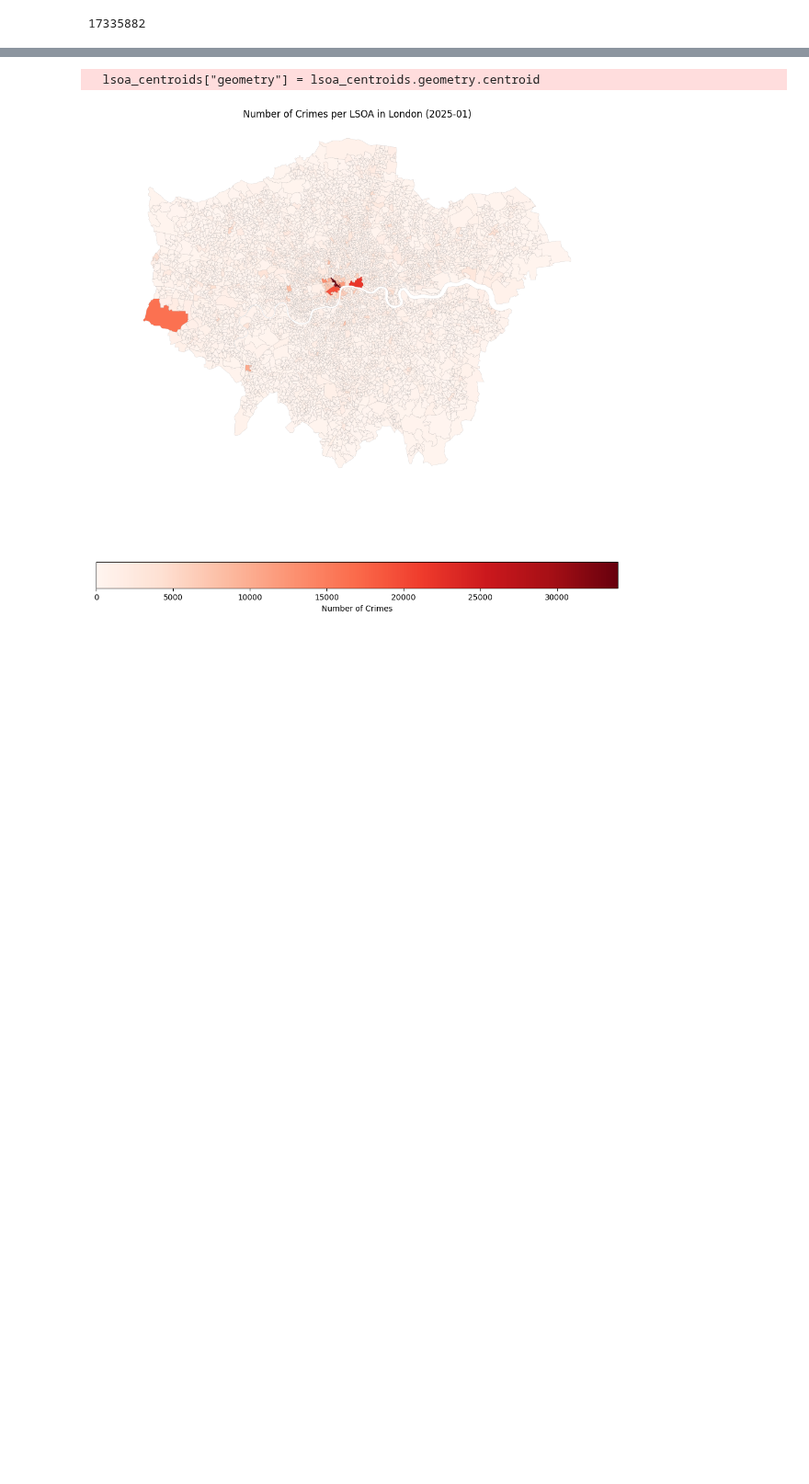
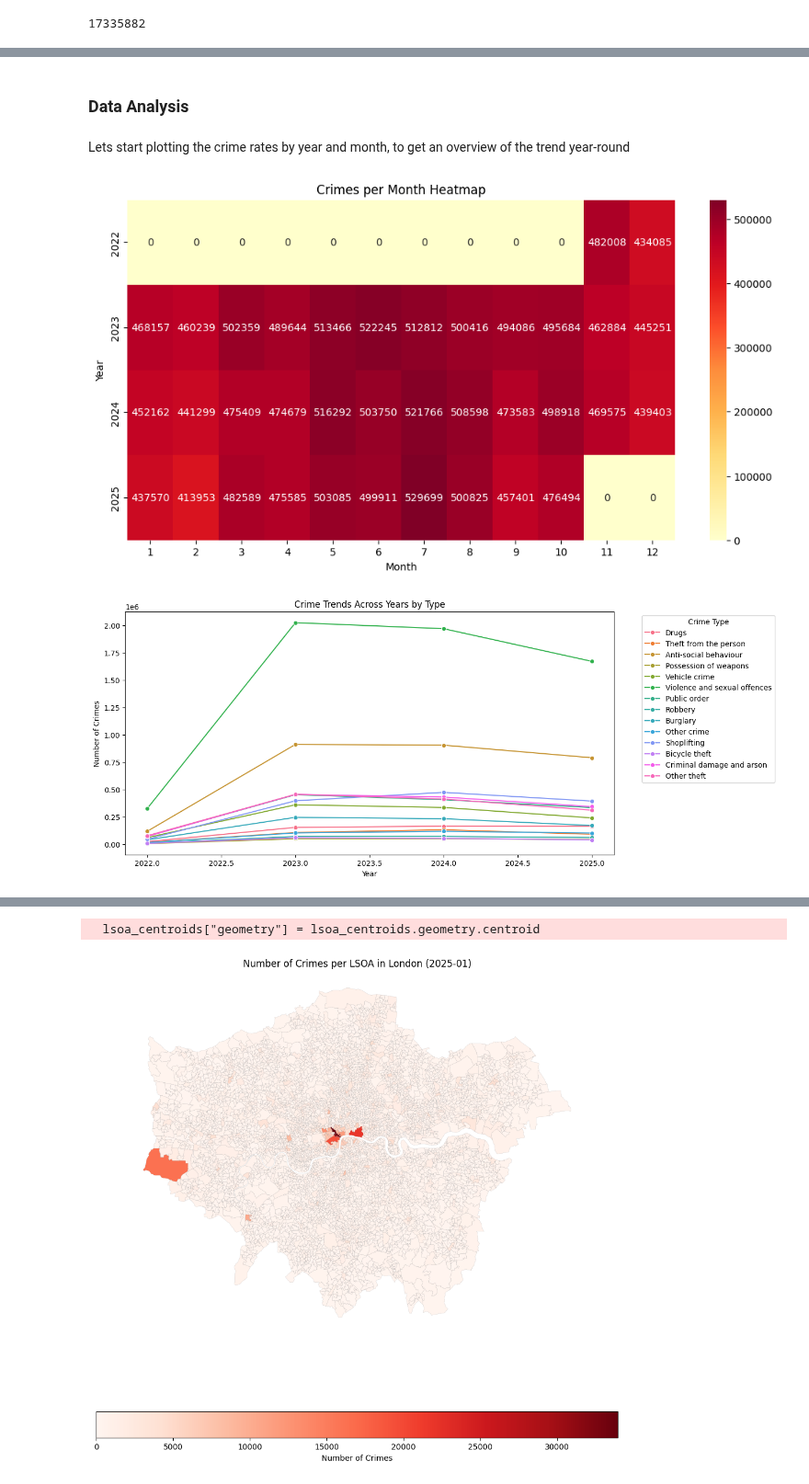
Before and after one commit to EnekoIsturitzSesma/Large-Sacale-Data-Crime-in-London, a Jupyter notebook: data_analysis_crimes_by_arrea.ipynb, the cells around one changed output, grey strips where cells are left out. Shown at 92% size. Drawn from its saved outputs; the diff is of its cells as text; code cells hidden in the pictures; blank space fills up the shorter version.

Commit message:
Added data analysis and some plots

```diff
--- a/data_analysis_crimes_by_arrea.ipynb
+++ b/data_analysis_crimes_by_arrea.ipynb
@@ -61,0 +149,45 @@ df_clean.count()
+# %% [markdown]
+### Data Analysis
+# %% [markdown]
+Lets start plotting the crime rates by year and month, to get an overview of the trend year-round
+# %%
+# 1. Aggregate total crimes per month and year
+monthly_counts_df = (
+    df_clean.groupBy("year", "month_num")
+      .agg(sql_f.count("*").alias("crime_count"))
+      .orderBy("year", "month_num")
+)
+
+monthly_counts_pd = monthly_counts_df.toPandas()
+
+# Pivot to make heatmap friendly (rows=year, columns=month)
+heatmap_data = monthly_counts_pd.pivot(index="year", columns="month_num", values="crime_count").fillna(0)
+
+# 2. Plot heatmap of crimes per month/year
+plt.figure(figsize=(12,6))
+sns.heatmap(heatmap_data, annot=True, fmt=".0f", cmap="YlOrRd")
+plt.title("Crimes per Month Heatmap")
+plt.xlabel("Month")
+plt.ylabel("Year")
+plt.show()
+
+# 3. Trend across years per crime type
+trend_df = (
+    df_clean.groupBy("year", "crime_type")
+      .agg(sql_f.count("*").alias("crime_count"))
+      .orderBy("year")
+)
+
+trend_pd = trend_df.toPandas()
+
+# Lineplot for trend
+plt.figure(figsize=(12,6))
+sns.lineplot(data=trend_pd, x="year", y="crime_count", hue="crime_type", marker="o")
+plt.title("Crime Trends Across Years by Type")
+plt.xlabel("Year")
+plt.ylabel("Number of Crimes")
+plt.legend(title="Crime Type", bbox_to_anchor=(1.05, 1), loc='upper left')
+plt.show()
+# %% [output]
+[figure, added]
+[figure, added]
```
Also changed, not shown: parts of 21 cells of this notebook.
